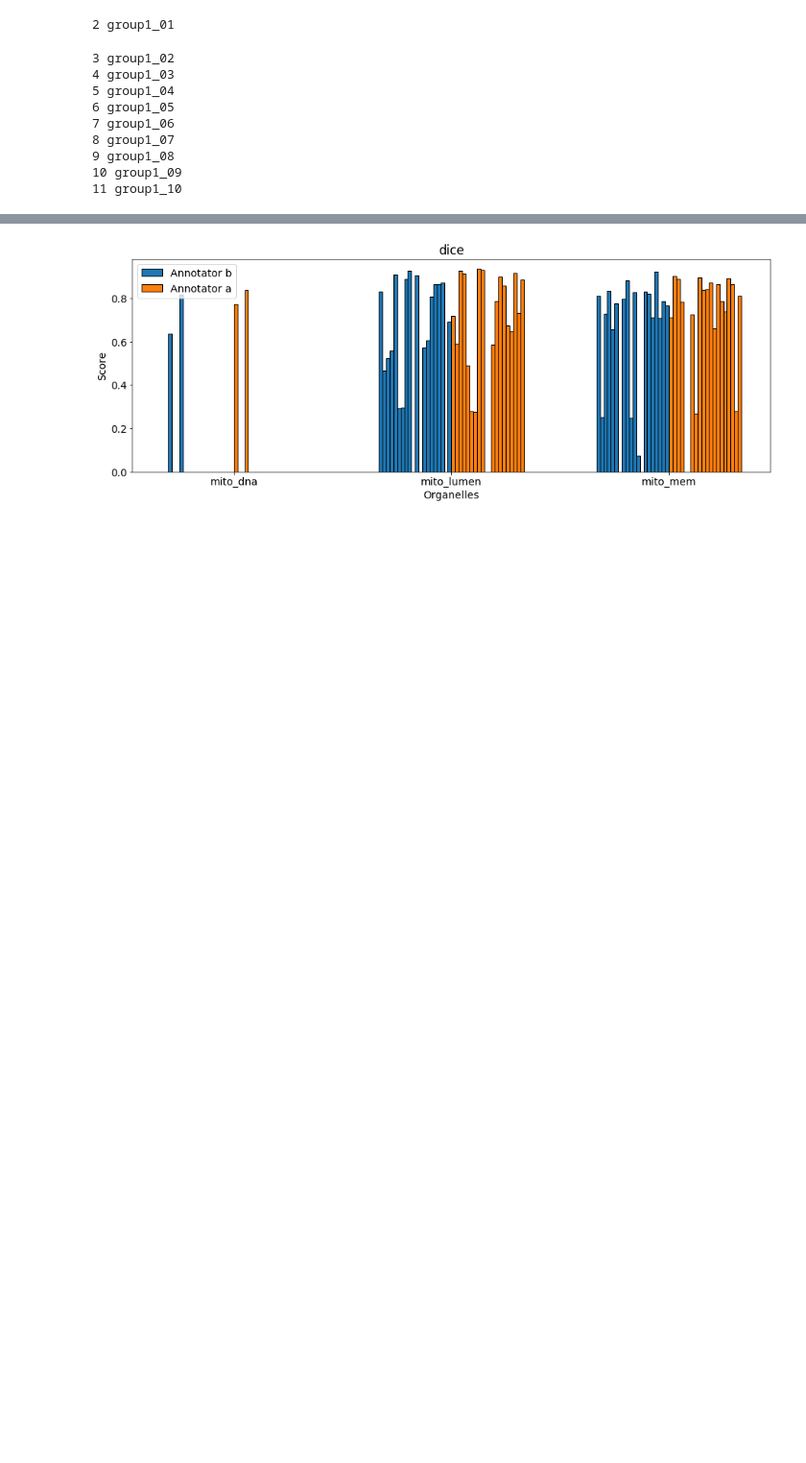
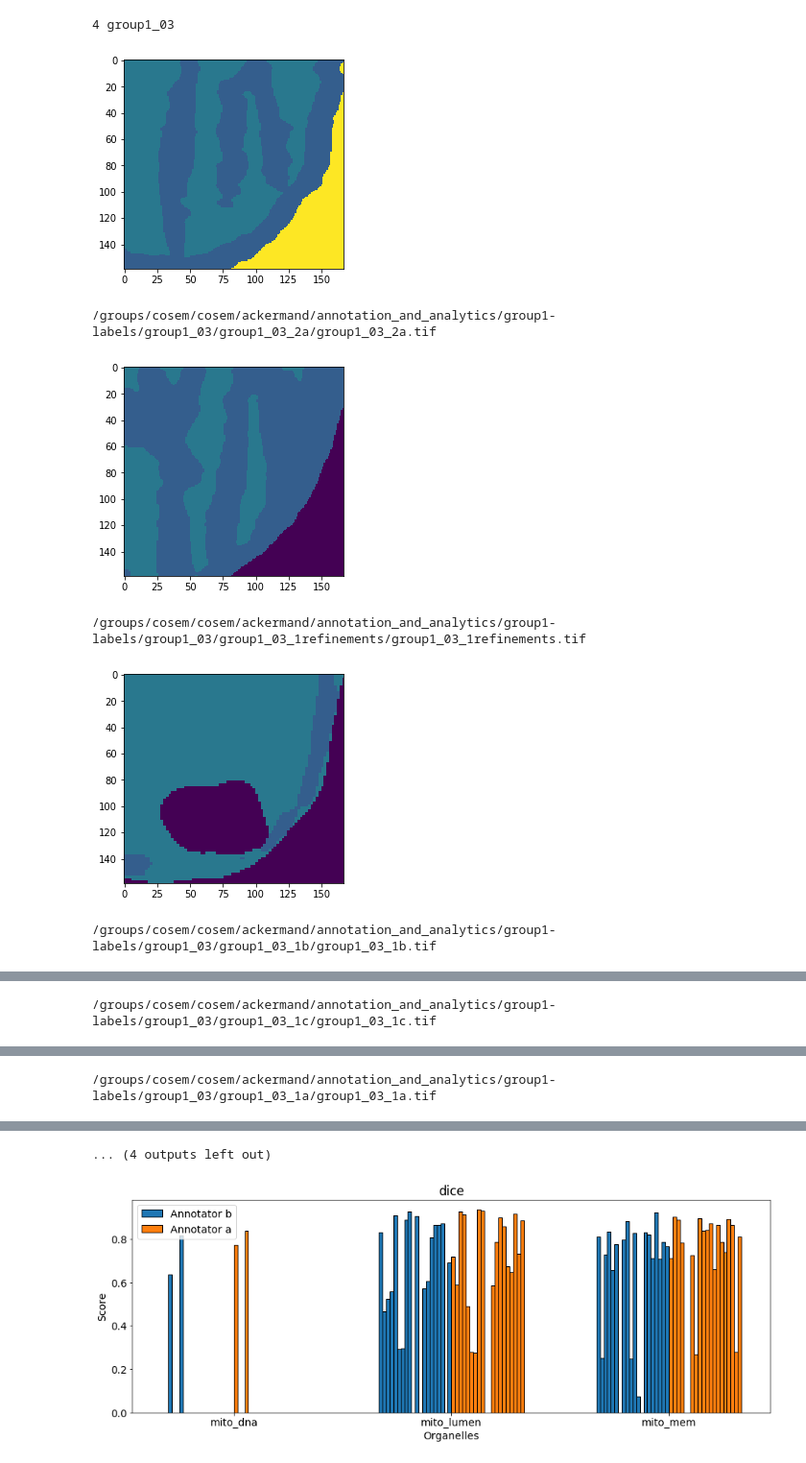
Before and after one commit to davidackerman/CNNectome, a Jupyter notebook: test.ipynb, the cells around one changed output, grey strips where cells are left out. Shown: that part at 96% size. Cells and saved outputs as stored; diff of their text form; code cells hidden in the pictures; blank space fills up the shorter version.

```diff
--- a/test.ipynb
+++ b/test.ipynb
@@ -53,7 +196,9 @@ class Cropper:
         self.mins = mins
         self.maxs = maxs
 
-    def crop(self, im):
+    def crop(self, im, rescale_factor = 1):
+        if rescale_factor != 1:
+            im = im.repeat(rescale_factor, axis=0).repeat(rescale_factor, axis=1).repeat(rescale_factor, axis=2)
         im = im[self.mins[0]:self.maxs[0],self.mins[1]:self.maxs[1],self.mins[2]:self.maxs[2]]
         return im
 
@@ -66,13 +211,14 @@ with open("MaskingInformationAmiraCoordinates.csv", newline='') as csvfile:
         if idx==0:
             all_organelle_names = [s.split(" (")[0] for s in row[20:]]
             all_organelle_labels = [int(s[s.find("(")+1:s.find(")")]) for s in row[20:]]
-        if idx>1 and idx<=11: #idx > 1 and idx < 62:
+        if idx>=4 and idx<5: #idx > 1 and idx < 62:
             group_id = row[0]
             print(idx,group_id)
             dataset_path = row[3].replace("\\","/").replace("Z:","/groups/cosem/cosem")
             row[4:16] = [int(row[i]) for i in range(4, 16)]
             dims = (row[6], row[5], row[4])
-            resolution = [row[7]/2,row[8]/2, row[9]/2]
+            gt_resolution = [row[7],row[8], row[9]]
+            resolution = [4,4,4]
             mins = (row[14], row[12], row[10])
             maxs = (row[15], row[13], row[11])
             cropper = Cropper(mins,maxs)
@@ -81,54 +227,64 @@ with open("MaskingInformationAmiraCoordinates.csv", newline='') as csvfile:
 
             # get ground truth
             with h5py.File(dataset_path, "r") as f:
-                gt = cropper.crop(f['volumes']['labels']['gt'][:])
-            #plt.imshow(gt[:,:,10])
-            #plt.show()
+                #HACK
+                if "group1_08" in group_id or "group1_10" in group_id:
+                    gt = cropper.crop(f['volumes']['labels']['gt'][:],rescale_factor = 2)
+                else:
+                    gt = cropper.crop(f['volumes']['labels']['gt'][:])
+            plt.imshow(gt[:,:,10],vmin=0,vmax=10)
+            plt.show()
             # get test data
             #test_base_path = f'/groups/cosem/cosem/annotations/training/{group_id.split("_")[0]}-labels/{group_id}'
             test_base_path = f'/groups/cosem/cosem/ackermand/annotation_and_analytics/{group_id.split("_")[0]}-labels/{group_id}'
             for test_directory in os.listdir(test_base_path):
-                test_path = f'{test_base_path}/{test_directory}/{test_directory}.tif'
+                test_image_path = f'{test_base_path}/{test_directory}/{test_directory}.tif'
+                test_txt_path = f'{test_base_path}/{test_directory}/{test_directory}.txt'
 
+                # file = open(test_txt_path, "r")
+                # for line in file:
+                #     if re.search("Voxel size:", line):
+                #         print(line)
+                #         print(line.split("Voxel size:"))
+                # file = open("grep_sample.txt", "r")
                 #HACK
+                print(test_image_path)
                 try:
-                    test_image = cropper.crop(io.imread(test_path))
+                    test_image = cropper.crop(tifffile.imread(test_image_path))
                 except FileNotFoundError:
-                    test_path=test_path[:-6] + '.tif'
+                    test_image_path=test_image_path[:-6] + '.tif'
+                    test_image = cropper.crop(tifffile.imread(test_image_path))
 
-                #plt.imshow(test_image[:,:,10])
-                #plt.show()
+                plt.imshow(test_image[:,:,10],vmin=0,vmax=10)
+                plt.show()
                 for i,organelle_label in enumerate(organelle_labels):
                     gt_binary = gt==organelle_label
                     test_image_binary = test_image==organelle_label
                     metric_params={'tol_distance':40,'clip_distance': 200,'threshold': 127}
                     evaluator = Evaluator(gt_binary, test_image_binary, not gt_binary.any, not test_image_binary.any, metric_params, resolution=resolution)
                     #f, axarr = plt.subplots(1,2)
                     #axarr[0].imshow(gt_binary[:,:,10])
                     #axarr[1].imshow(test_image_binary[:,:,10])
                     row = [all_organelle_names[i], test_directory]
                     for metric in EvaluationMetrics:
                         try:
                             #TODO: This shouldn't be necessary, just temporary fix
                             score = evaluator.compute_score(metric)
                         except:
                             score = float("NaN")
                         row.append(score)
                     df.loc[df_loc] = row
                     df_loc+=1
                 # print(id, evaluator.dice(), evaluator.f1_score(), evaluator.false_negative_rate(), evaluator.false_positive_rate())
         #segmentation_metrics.Evaluator(gt_binary, test_binary, truth_empty,test_empty)
 df = df.sort_values(by='Organelle Name')
 #with pd.option_context('display.max_rows', None, 'display.max_columns', None):  # more options can be specified also
 #    print(df.to_markdown(index=False))
 # %% [output]
-2 group1_01
+4 group1_03
+[figure, added]
-3 group1_02
-4 group1_03
-5 group1_04
-6 group1_05
-7 group1_06
-8 group1_07
-9 group1_08
-10 group1_09
-11 group1_10
+/groups/cosem/cosem/ackermand/annotation_and_analytics/group1-labels/group1_03/group1_03_2a/group1_03_2a.tif
+[figure, added]
+/groups/cosem/cosem/ackermand/annotation_and_analytics/group1-labels/group1_03/group1_03_1refinements/group1_03_1refinements.tif
+[figure, added]
+/groups/cosem/cosem/ackermand/annotation_and_analytics/group1-labels/group1_03/group1_03_1b/group1_03_1b.tif
@@ -134,0 +292 @@ df = df.sort_values(by='Organelle Name')
+/groups/cosem/cosem/ackermand/annotation_and_analytics/group1-labels/group1_03/group1_03_1c/group1_03_1c.tif
@@ -134,0 +294 @@ df = df.sort_values(by='Organelle Name')
+/groups/cosem/cosem/ackermand/annotation_and_analytics/group1-labels/group1_03/group1_03_1a/group1_03_1a.tif
@@ -135,3 +296,4 @@ df = df.sort_values(by='Organelle Name')
+... (4 outputs left out)
 # %%
 def plot_score(scores_dict, title, do_avg = False):
     font = {'family' : 'normal',
```
Also changed, not shown: parts of 6 cells of this notebook.
